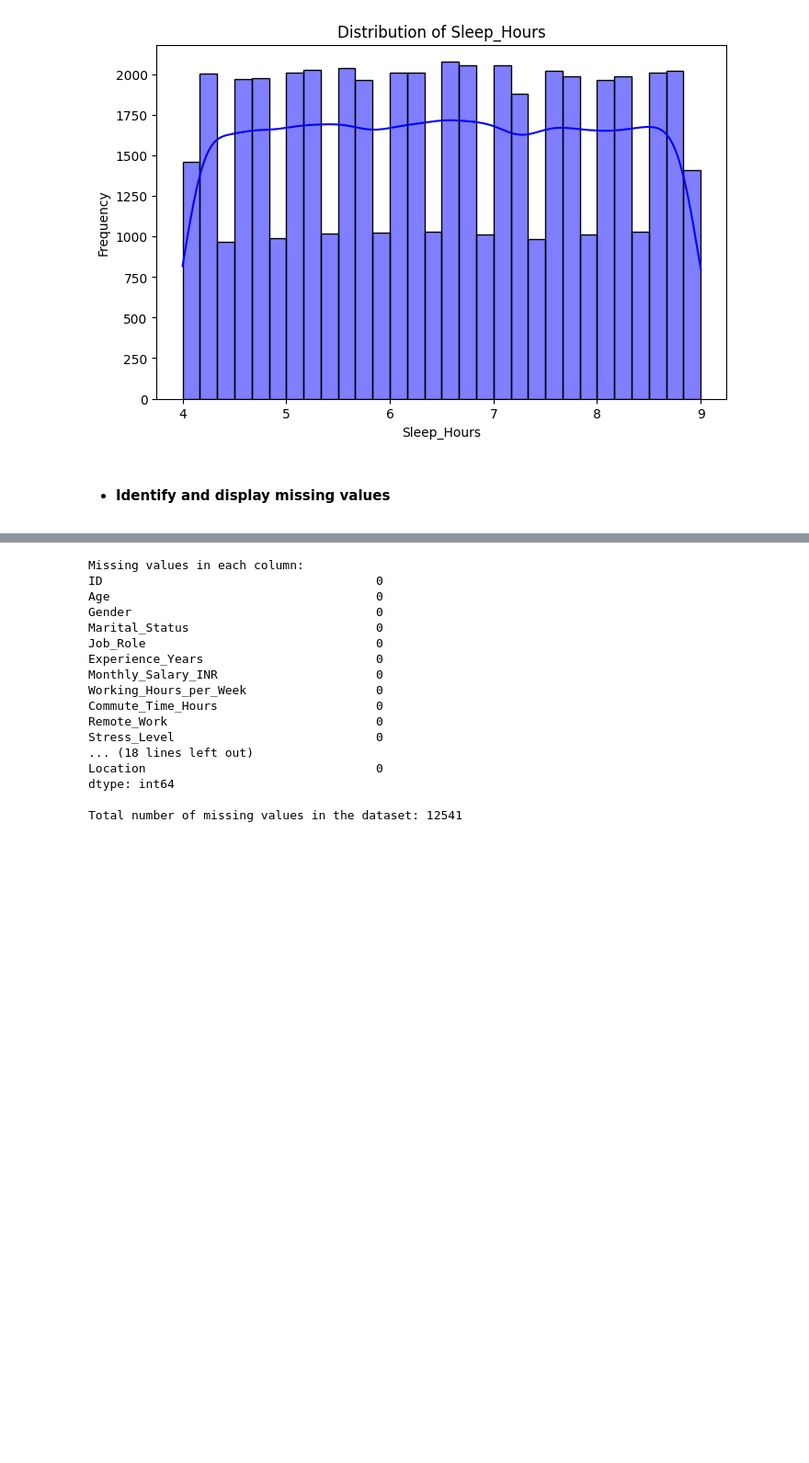
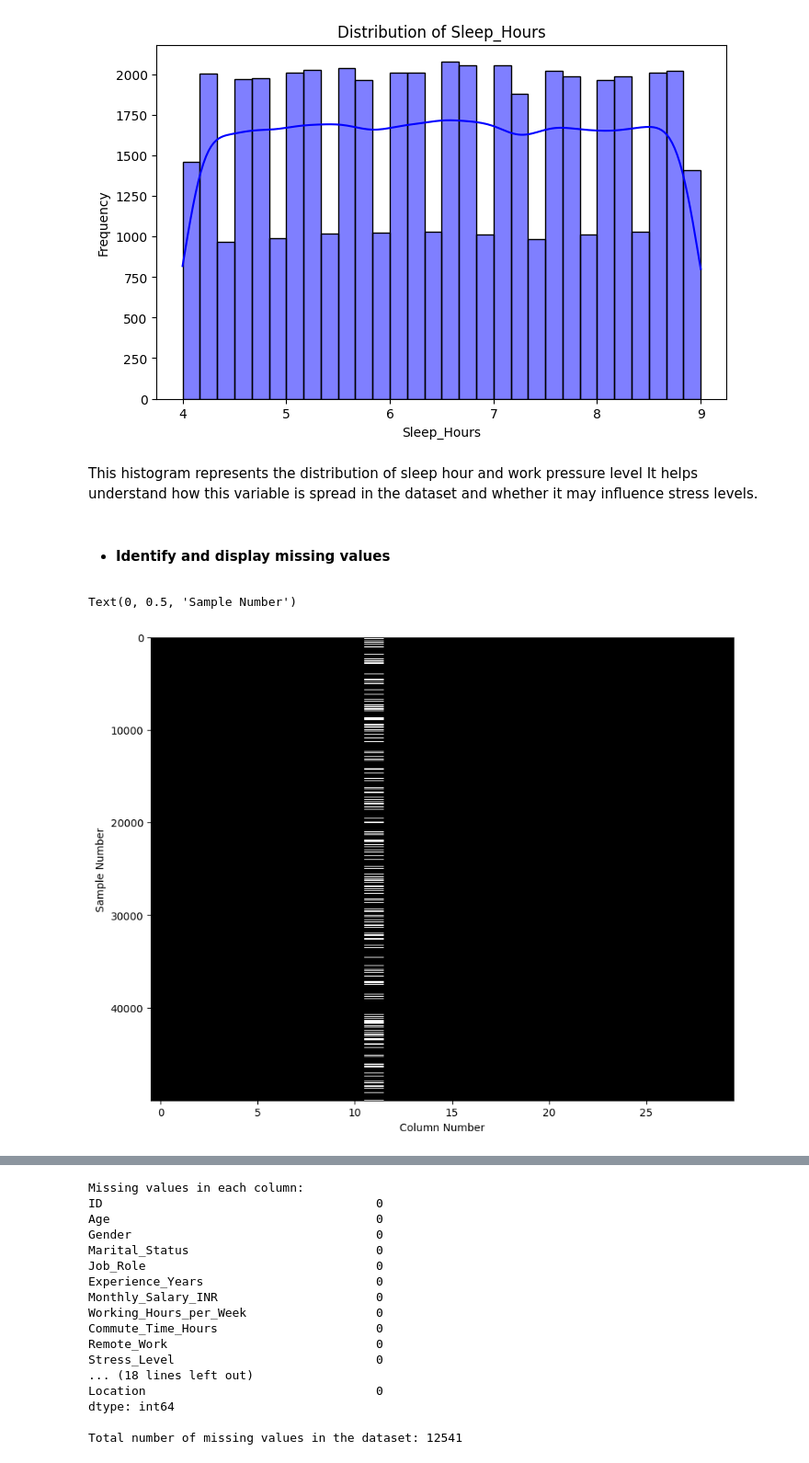
Before and after one commit to SanaAlotaibi/DataMiningProject, a Jupyter notebook: phase2.ipynb, the cells around one changed output, grey strips where cells are left out. Shown at 92% size. Cells and saved outputs as stored; diff of their text form; code cells hidden in the pictures; blank space fills up the shorter version.

```diff
--- a/phase2.ipynb
+++ b/phase2.ipynb
@@ -92,5 +92,18 @@ for col in selected_features:
 # %% [output]
 [figure]
 [figure]
+# %% [markdown]
+ This histogram represents the distribution of sleep hour and work pressure level It helps understand how this variable is spread in the dataset and whether it may influence stress levels.
 # %% [markdown]
 - #### Identify and display missing values
+# %%
+import matplotlib.pyplot as plt
+import pandas as pd
+df_X = pd.read_csv("./corporate_stress_dataset.csv")
+plt.figure(figsize=(10, 8))
+plt.imshow(df_X.isna(), aspect="auto", interpolation="nearest", cmap="gray")
+plt.xlabel("Column Number")
+plt.ylabel("Sample Number")
+# %% [output]
+Text(0, 0.5, 'Sample Number')
+[figure, added]
```
Also changed, not shown: parts of 37 cells of this notebook.
